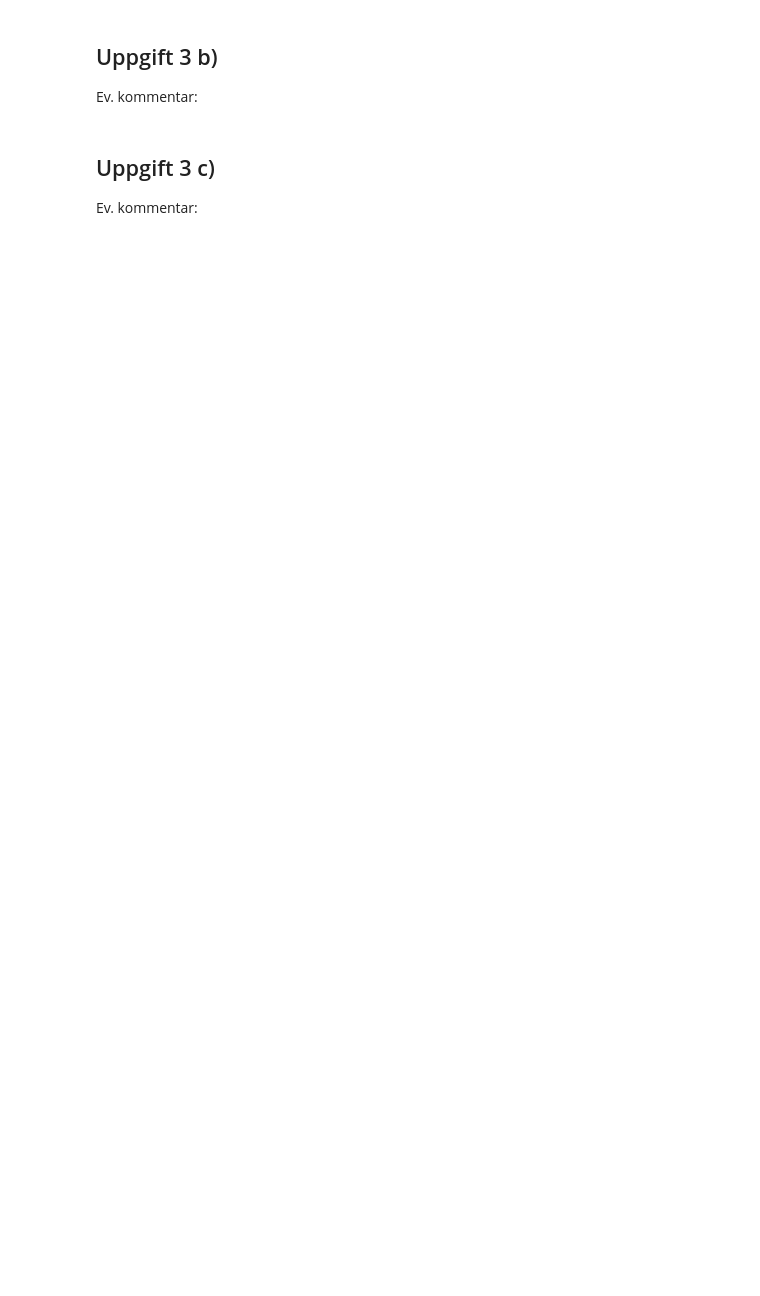
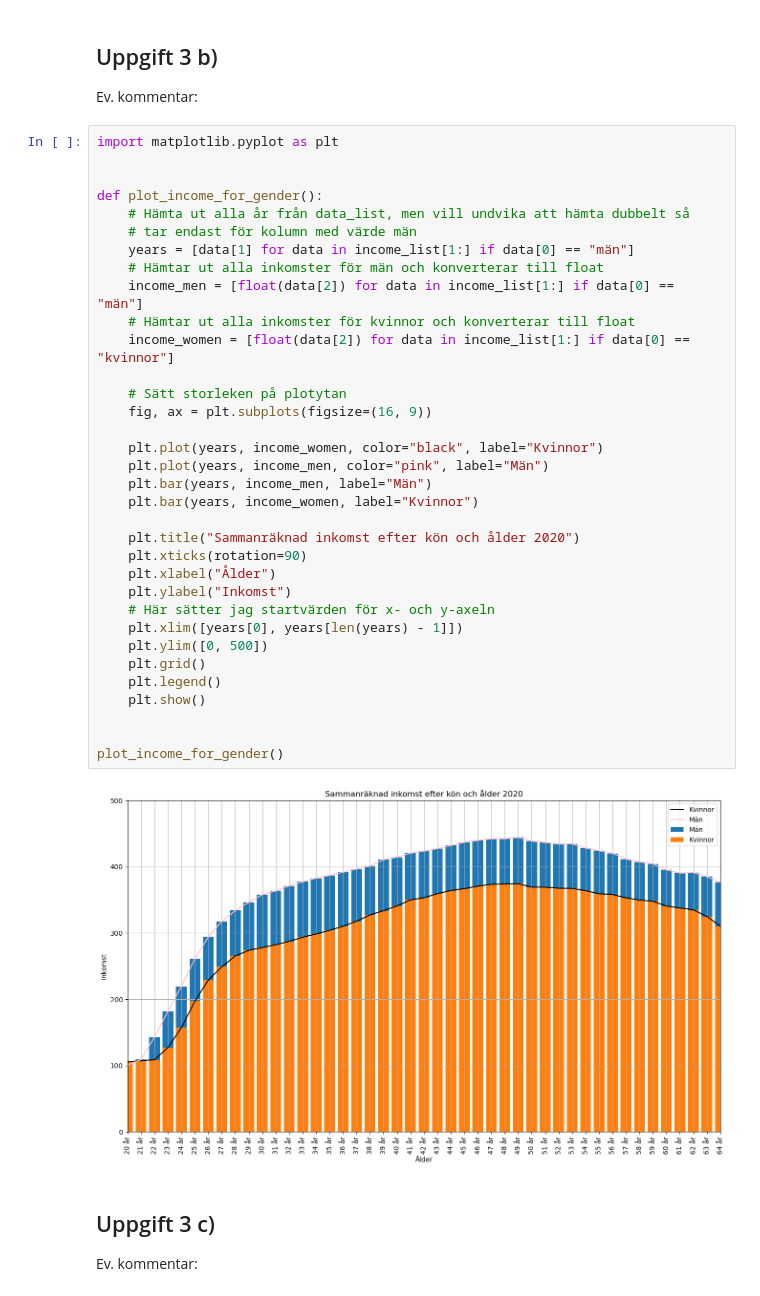
Before and after one commit to LarsCJensen/PythonHB, a Jupyter notebook: Svarsfil_ten20230109-10_A237TG.ipynb, the cells around one changed output. Saved outputs shown, nothing was run; the diff lists cells and outputs as text; blank space fills up the shorter version.

```diff
--- a/Svarsfil_ten20230109-10_A237TG.ipynb
+++ b/Svarsfil_ten20230109-10_A237TG.ipynb
@@ -36,6 +267,42 @@ Ev. kommentar:
 # %% [markdown]
 ## Uppgift 3 b)
 Ev. kommentar:
+# %%
+import matplotlib.pyplot as plt
+
+
+def plot_income_for_gender():
+    # Hämta ut alla år från data_list, men vill undvika att hämta dubbelt så
+    # tar endast för kolumn med värde män
+    years = [data[1] for data in income_list[1:] if data[0] == "män"]
+    # Hämtar ut alla inkomster för män och konverterar till float
+    income_men = [float(data[2]) for data in income_list[1:] if data[0] == "män"]
+    # Hämtar ut alla inkomster för kvinnor och konverterar till float
+    income_women = [float(data[2]) for data in income_list[1:] if data[0] == "kvinnor"]
+
+    # Sätt storleken på plotytan
+    fig, ax = plt.subplots(figsize=(16, 9))
+
+    plt.plot(years, income_women, color="black", label="Kvinnor")
+    plt.plot(years, income_men, color="pink", label="Män")
+    plt.bar(years, income_men, label="Män")
+    plt.bar(years, income_women, label="Kvinnor")
+
+    plt.title("Sammanräknad inkomst efter kön och ålder 2020")
+    plt.xticks(rotation=90)
+    plt.xlabel("Ålder")
+    plt.ylabel("Inkomst")
+    # Här sätter jag startvärden för x- och y-axeln
+    plt.xlim([years[0], years[len(years) - 1]])
+    plt.ylim([0, 500])
+    plt.grid()
+    plt.legend()
+    plt.show()
+
+
+plot_income_for_gender()
+# %% [output]
+[figure, added]
 # %% [markdown]
 ## Uppgift 3 c)
 Ev. kommentar:
```
Also changed, not shown: parts of 8 cells of this notebook, 4 other files.
